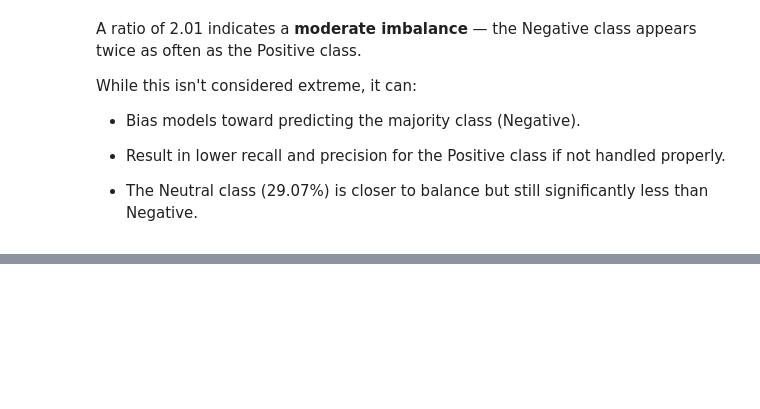
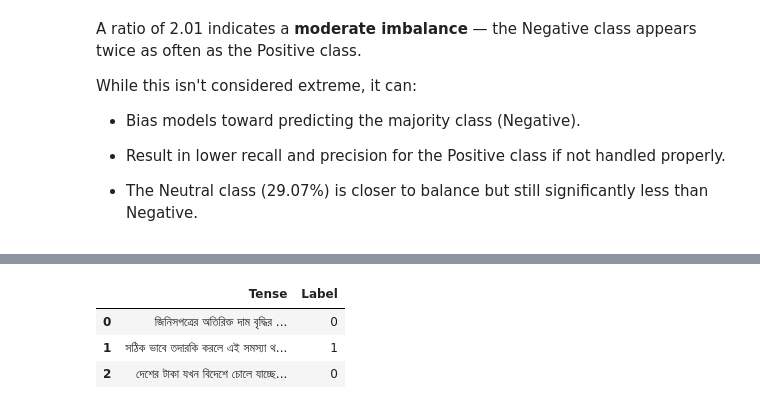
Before and after one commit to coder7475/sentiment_analysis_bangla, a Jupyter notebook: EDA.ipynb, the cells around one changed output, grey strips where cells are left out. Cells and saved outputs as stored; diff of their text form; code cells hidden in the pictures; blank space fills up the shorter version.

Commit message:
feat: enhance EDA notebook with detailed preprocessing steps for Bangla Sentiment Dataset, including text cleaning and dataset saving, along with new markdown explanations

```diff
--- a/EDA.ipynb
+++ b/EDA.ipynb
@@ -453,0 +504,11 @@ While this isn't considered extreme, it can:
+# %%
+# Load the dataset from phase 1
+dataset_path = "data-source/cleaned_dataset.csv"
+df = pd.read_csv(dataset_path, encoding="utf-8")
+
+df.head(3)
+# %% [output]
+|  | Tense | Label |
+| 0 | জিনিসপত্রের অতিরিক্ত দাম বৃদ্ধির ... | 0 |
+| 1 | সঠিক ভাবে তদারকি করলে এই সমস্যা থ... | 1 |
+| 2 | দেশের টাকা যখন বিদেশে চোলে যাচ্ছে... | 0 |
```
Also changed, not shown: parts of 6 cells of this notebook, 1 other file.
